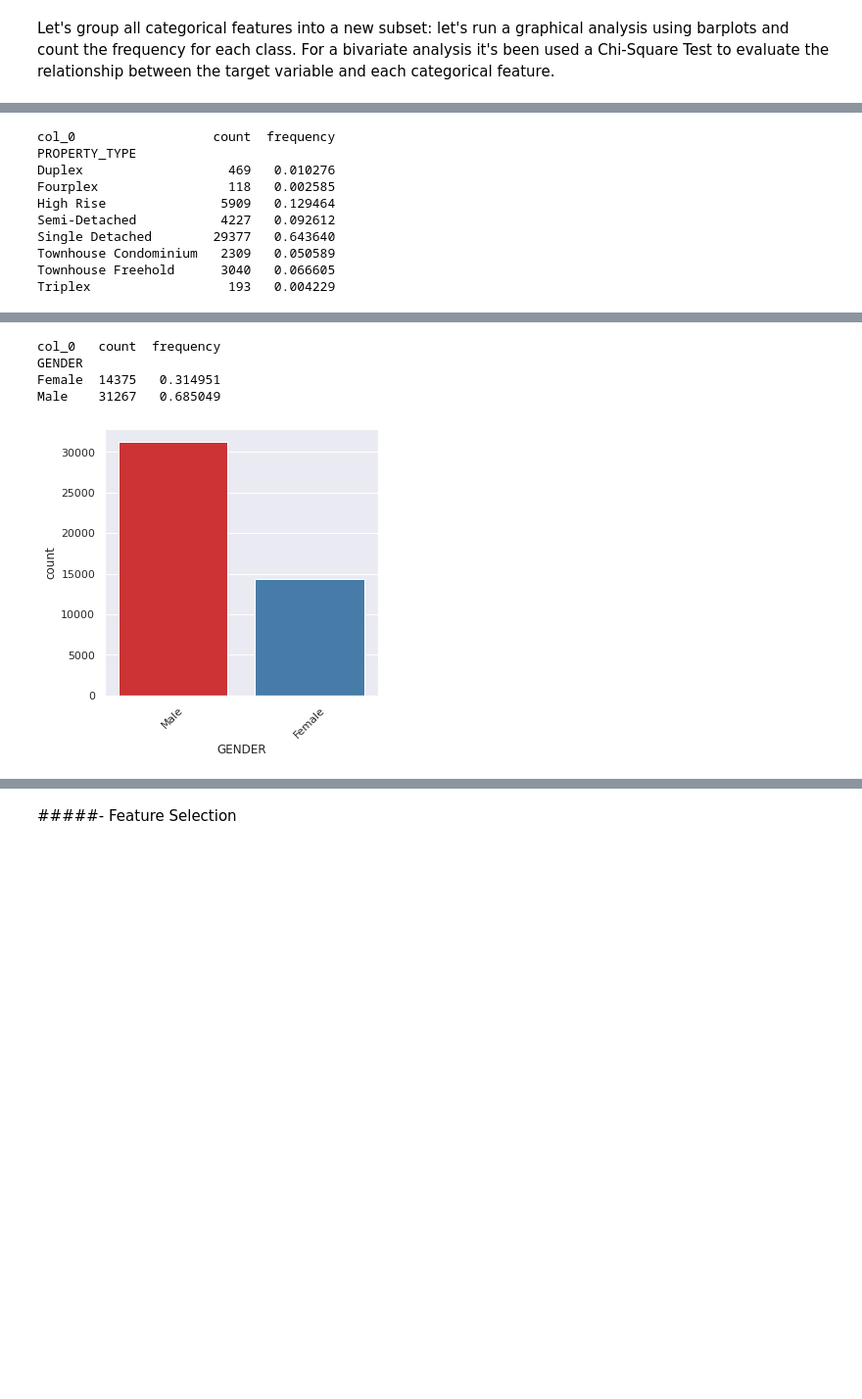
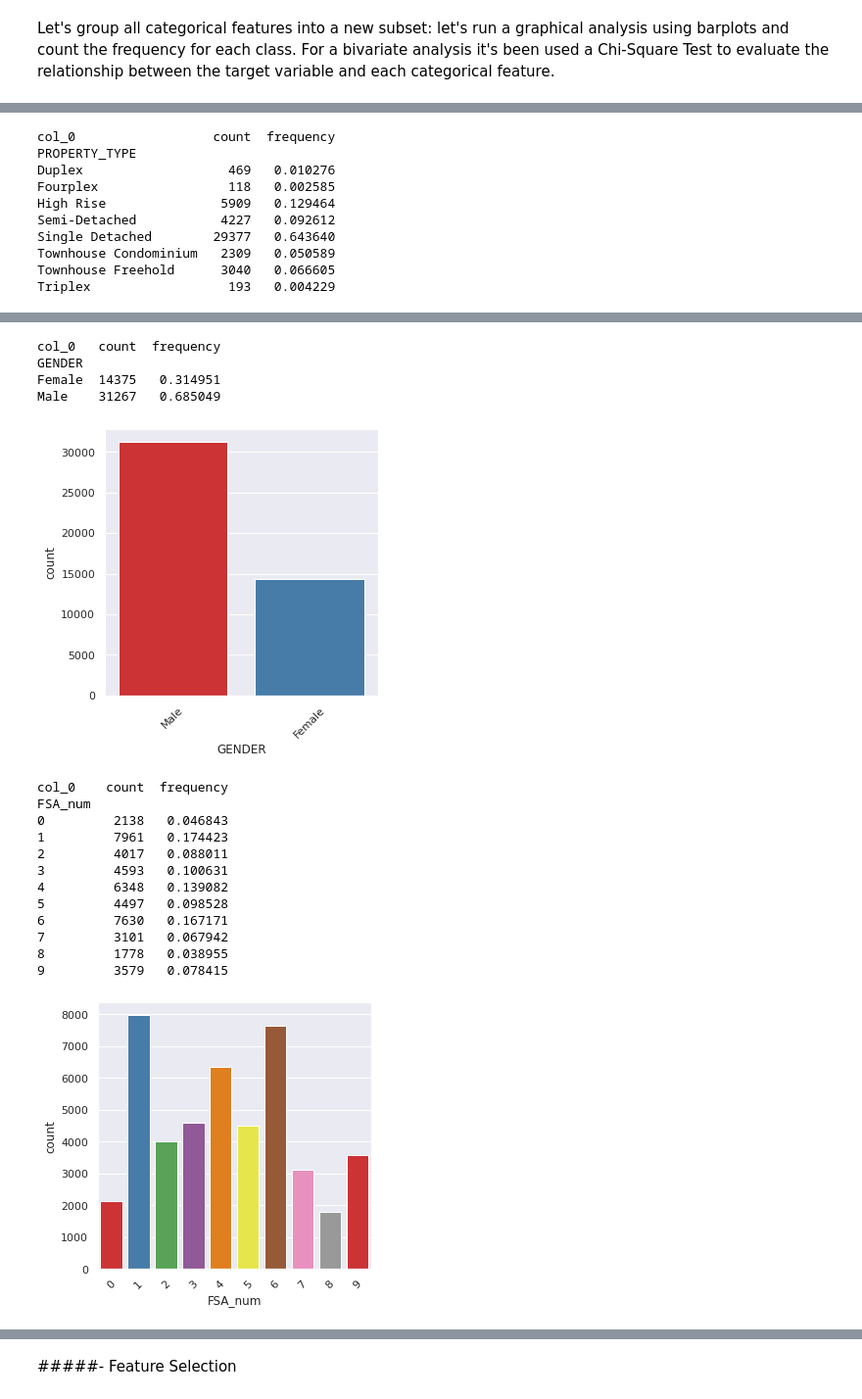
Before and after one commit to claudio1975/SDS2020, a Jupyter notebook: notebooks/workshop/3_An_Experimental_EDA_for_a_classification_task.ipynb, the cells around one changed output, grey strips where cells are left out. Shown at 98% size. Saved outputs shown, nothing was run; the diff lists cells and outputs as text; code cells hidden in the pictures; blank space fills up the shorter version.

```diff
--- a/notebooks/workshop/3_An_Experimental_EDA_for_a_classification_task.ipynb
+++ b/notebooks/workshop/3_An_Experimental_EDA_for_a_classification_task.ipynb
@@ -348,7 +353,7 @@ memory usage: 2.4+ MB
 # %%
 # Univariate analysis with frequency and barplots
 sns.set( rc = {'figure.figsize': (5, 5)})
-fcat = ['MORTGAGE_PURPOSE','PAYMENT_FREQUENCY','PROPERTY_TYPE','AGE_RANGE','GENDER']
+fcat = ['MORTGAGE_PURPOSE','PAYMENT_FREQUENCY','PROPERTY_TYPE','AGE_RANGE','GENDER','FSA_num']
 
 for col in fcat:
     count = pd.crosstab(index = cat[col], columns="count")
@@ -377,33 +382,46 @@ Weekly Accelerated         1   0.000022
 col_0                  count  frequency
 PROPERTY_TYPE
 Duplex                   469   0.010276
 Fourplex                 118   0.002585
 High Rise               5909   0.129464
 Semi-Detached           4227   0.092612
 Single Detached        29377   0.643640
 Townhouse Condominium   2309   0.050589
 Townhouse Freehold      3040   0.066605
 Triplex                  193   0.004229
 [figure]
 col_0        count  frequency
 AGE_RANGE
 25-29         2534   0.055519
 30-34         4551   0.099711
 35-39         5818   0.127470
 40-44         6877   0.150673
 45-49         7645   0.167499
 50-54         6801   0.149007
 55-59         4710   0.103194
 60-64         2816   0.061698
 65-69         1678   0.036764
 70 and over   1374   0.030104
 Under 25       838   0.018360
 [figure]
 col_0   count  frequency
 GENDER
 Female  14375   0.314951
 Male    31267   0.685049
 [figure]
+col_0    count  frequency
+FSA_num
+0         2138   0.046843
+1         7961   0.174423
+2         4017   0.088011
+3         4593   0.100631
+4         6348   0.139082
+5         4497   0.098528
+6         7630   0.167171
+7         3101   0.067942
+8         1778   0.038955
+9         3579   0.078415
+[figure, added]
 # %%
 # Bivariate analysis with barplots
 sns.set( rc = {'figure.figsize': (5, 5)})
```
Also changed, not shown: parts of 20 cells of this notebook.
